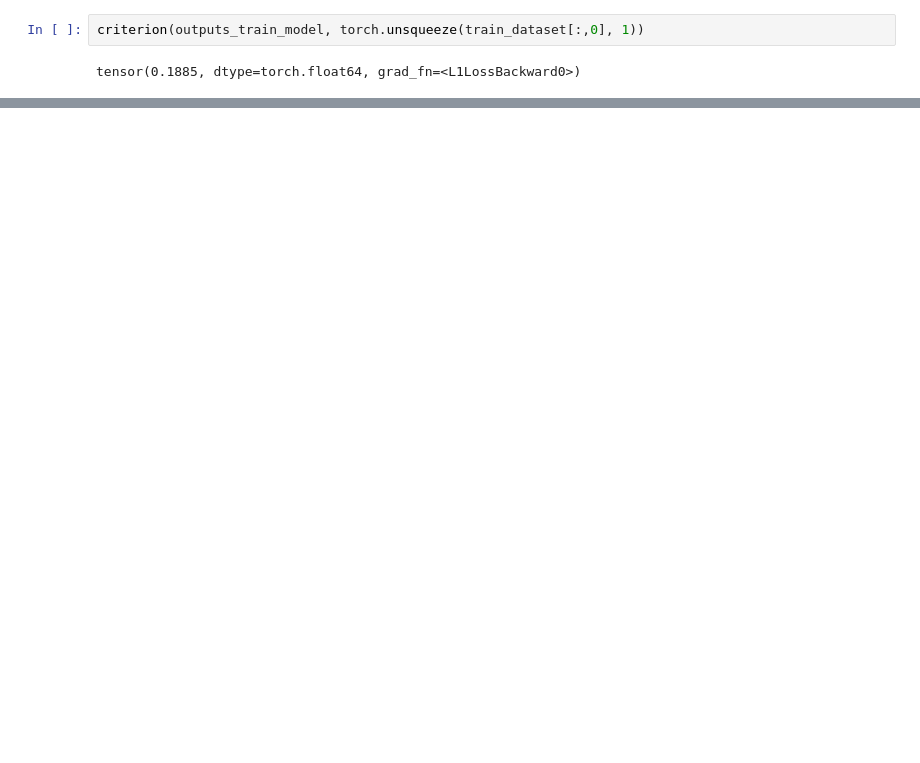
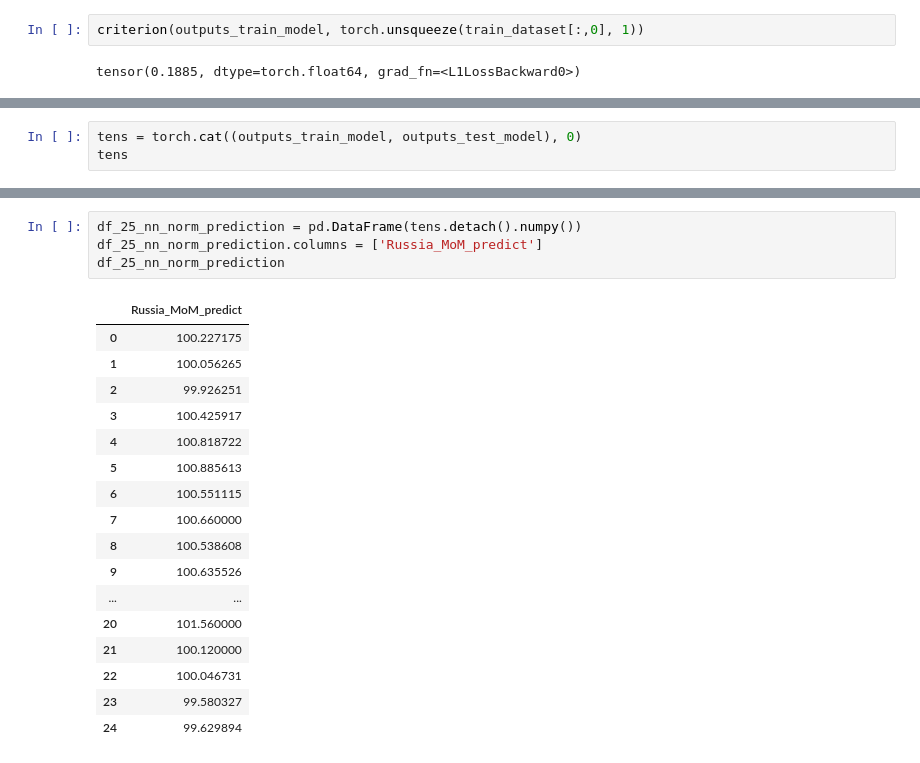
Before and after one commit to ALeksandr13254/CPI-forecasting, a Jupyter notebook: mysolve.ipynb, the cells around one changed output, grey strips where cells are left out. Saved outputs shown, nothing was run; the diff lists cells and outputs as text; blank space fills up the shorter version.

```diff
--- a/mysolve.ipynb
+++ b/mysolve.ipynb
@@ -1030,0 +1059,3 @@ for parameter in best_model.named_parameters():
+# %%
+tens = torch.cat((outputs_train_model, outputs_test_model), 0)
+tens
@@ -1030,0 +1080,22 @@ for parameter in best_model.named_parameters():
+# %%
+df_25_nn_norm_prediction = pd.DataFrame(tens.detach().numpy())
+df_25_nn_norm_prediction.columns = ['Russia_MoM_predict']
+df_25_nn_norm_prediction
+# %% [output]
+|  | Russia_MoM_predict |
+| 0 | 100.227175 |
+| 1 | 100.056265 |
+| 2 | 99.926251 |
+| 3 | 100.425917 |
+| 4 | 100.818722 |
+| 5 | 100.885613 |
+| 6 | 100.551115 |
+| 7 | 100.660000 |
+| 8 | 100.538608 |
+| 9 | 100.635526 |
+| ... | ... |
+| 20 | 101.560000 |
+| 21 | 100.120000 |
+| 22 | 100.046731 |
+| 23 | 99.580327 |
+| 24 | 99.629894 |
```
Also changed, not shown: parts of 19 cells of this notebook.
